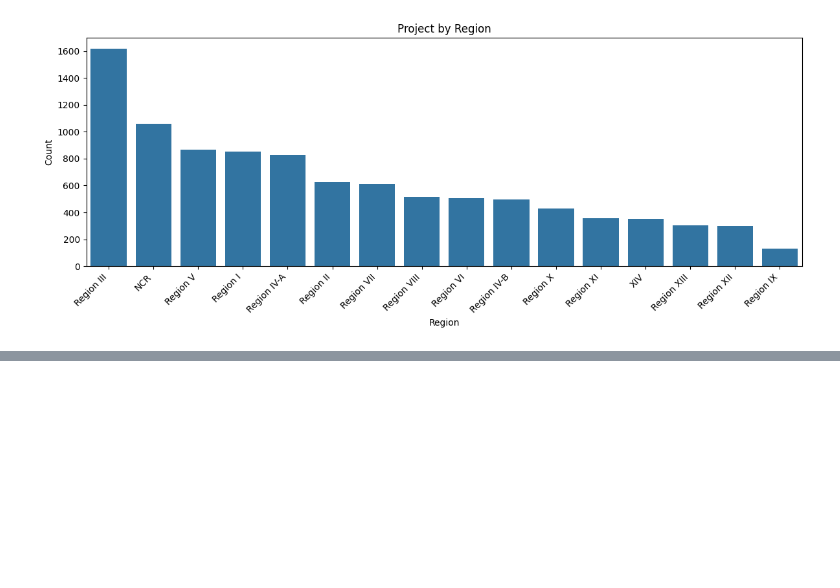
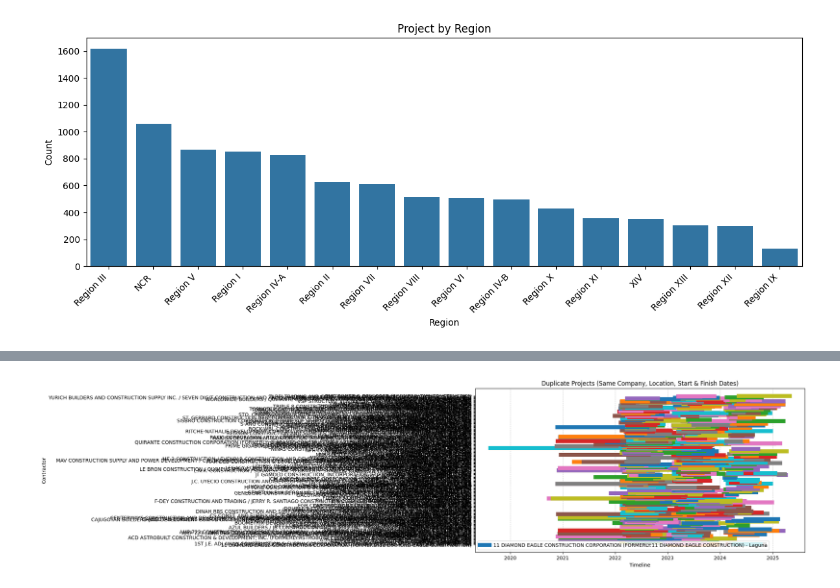
Before and after one commit to muhadma/DPWH-Flood-Control, a Jupyter notebook: main.ipynb, the cells around one changed output, grey strips where cells are left out. Cells and saved outputs as stored; diff of their text form; code cells hidden in the pictures; blank space fills up the shorter version.

```diff
--- a/main.ipynb
+++ b/main.ipynb
@@ -97,0 +174,8 @@ plt.show()
+# %%
+#Another Visualization of the Entire Duplicates
+
+duplicate_mask = data.duplicated(subset=["Contractor", "Province", "StartDate", "ActualCompletionDate"], keep=False)
+duplicates = data[duplicate_mask].sort_values(by=["Contractor", "Province", "StartDate"])
+
+print("Detected Duplicate Projects:")
+display(duplicates)
@@ -97,0 +197,17 @@ plt.show()
+# %%
+plt.figure(figsize=(12, 6))
+
+for idx, row in duplicates.iterrows():
+    plt.plot([row["StartDate"], row["ActualCompletionDate"]],
+             [row["Contractor"], row["Contractor"]],
+             linewidth=8,
+             label=f'{row["Contractor"]} - {row["Province"]}' if idx == duplicates.index[0] else "")
+
+plt.title("Duplicate Projects (Same Company, Location, Start & Finish Dates)")
+plt.xlabel("Timeline")
+plt.ylabel("Contractor")
+plt.grid(axis="x", linestyle="--", alpha=0.6)
+plt.legend()
+plt.show()
+# %% [output]
+[figure, added]
```
Also changed, not shown: parts of 5 cells of this notebook.
